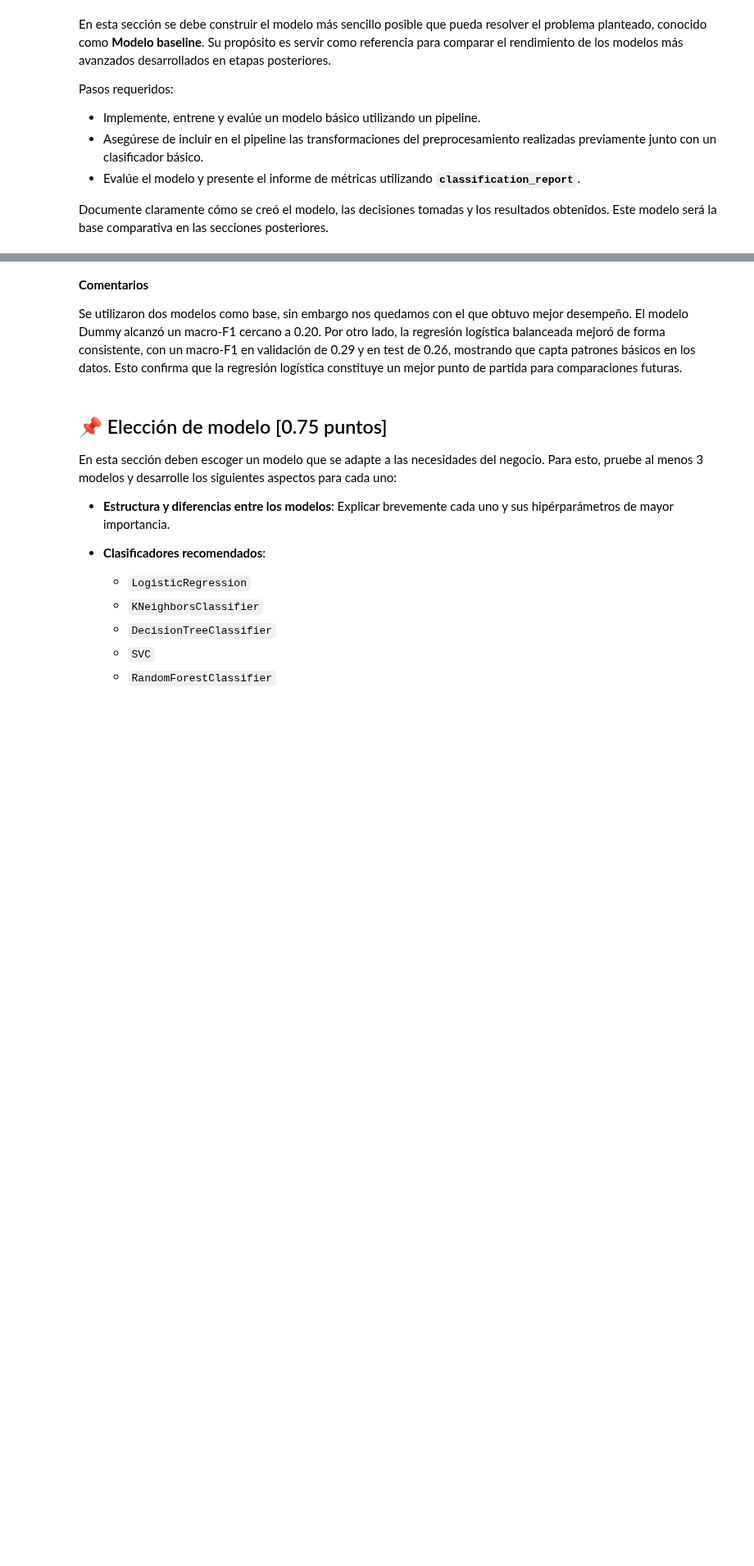
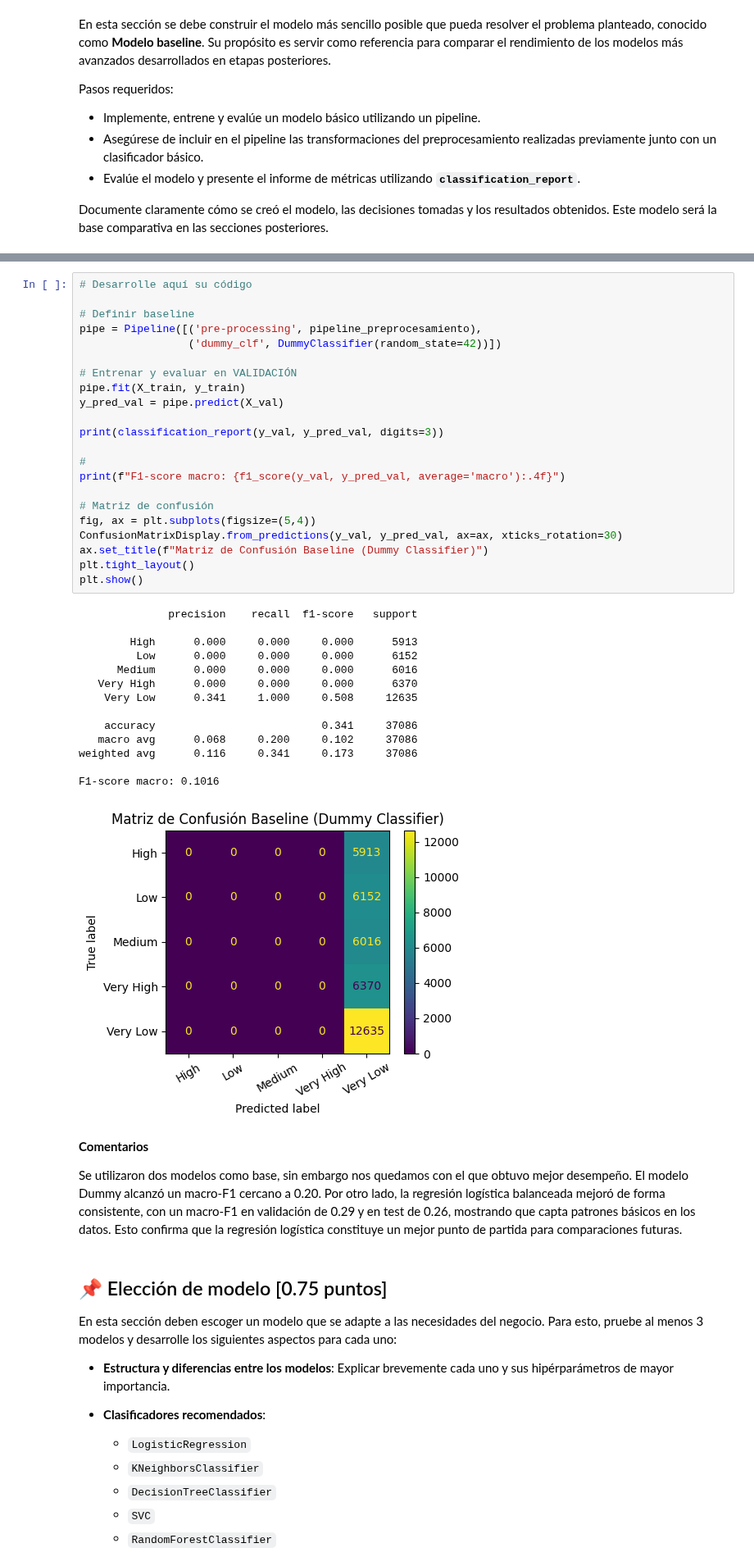
Before and after one commit to jesuvalenzuela/NanSquad, a Jupyter notebook: Proyecto/entrega1/enunciado_entrega1.ipynb, the cells around one changed output, grey strips where cells are left out. Shown at 82% size. Saved outputs shown, nothing was run; the diff lists cells and outputs as text; blank space fills up the shorter version.

```diff
--- a/Proyecto/entrega1/enunciado_entrega1.ipynb
+++ b/Proyecto/entrega1/enunciado_entrega1.ipynb
@@ -992,3 +872,40 @@ weighted avg      0.319     0.313     0.301     20603
+# %%
+# Desarrolle aquí su código
+
+# Definir baseline
+pipe = Pipeline([('pre-processing', pipeline_preprocesamiento),
+                 ('dummy_clf', DummyClassifier(random_state=42))])
+
+# Entrenar y evaluar en VALIDACIÓN
+pipe.fit(X_train, y_train)
+y_pred_val = pipe.predict(X_val)
+
+print(classification_report(y_val, y_pred_val, digits=3))
+
+#
+print(f"F1-score macro: {f1_score(y_val, y_pred_val, average='macro'):.4f}")
+
+# Matriz de confusión
+fig, ax = plt.subplots(figsize=(5,4))
+ConfusionMatrixDisplay.from_predictions(y_val, y_pred_val, ax=ax, xticks_rotation=30)
+ax.set_title(f"Matriz de Confusión Baseline (Dummy Classifier)")
+plt.tight_layout()
+plt.show()
+# %% [output]
+              precision    recall  f1-score   support
+
+        High      0.000     0.000     0.000      5913
+         Low      0.000     0.000     0.000      6152
+      Medium      0.000     0.000     0.000      6016
+   Very High      0.000     0.000     0.000      6370
+    Very Low      0.341     1.000     0.508     12635
+
+    accuracy                          0.341     37086
+   macro avg      0.068     0.200     0.102     37086
+weighted avg      0.116     0.341     0.173     37086
+
+F1-score macro: 0.1016
+[figure, added]
 # %% [markdown]
 **Comentarios**
 
```
Also changed, not shown: parts of 20 cells of this notebook, 2 other files.
